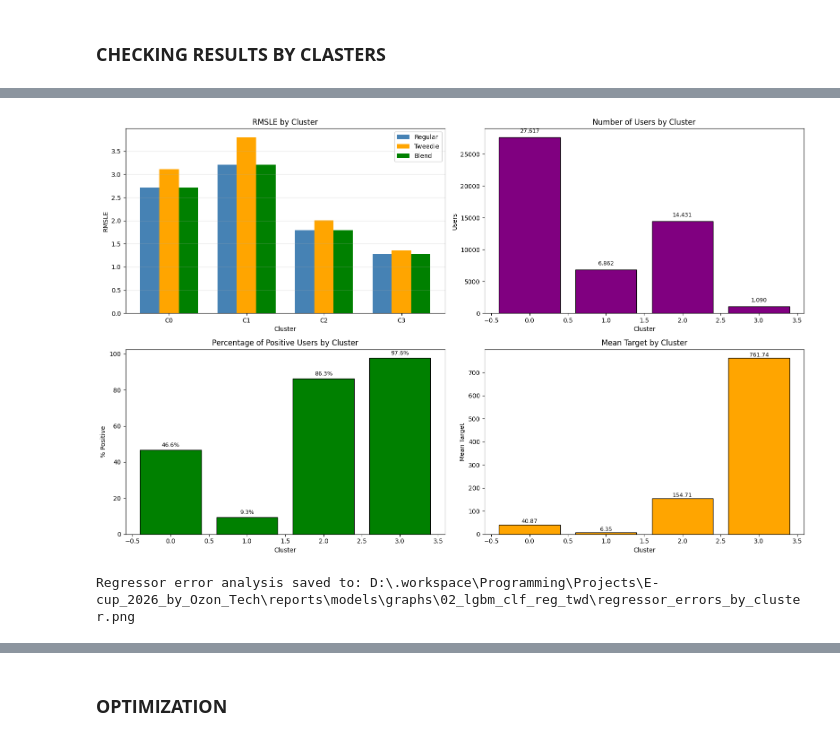
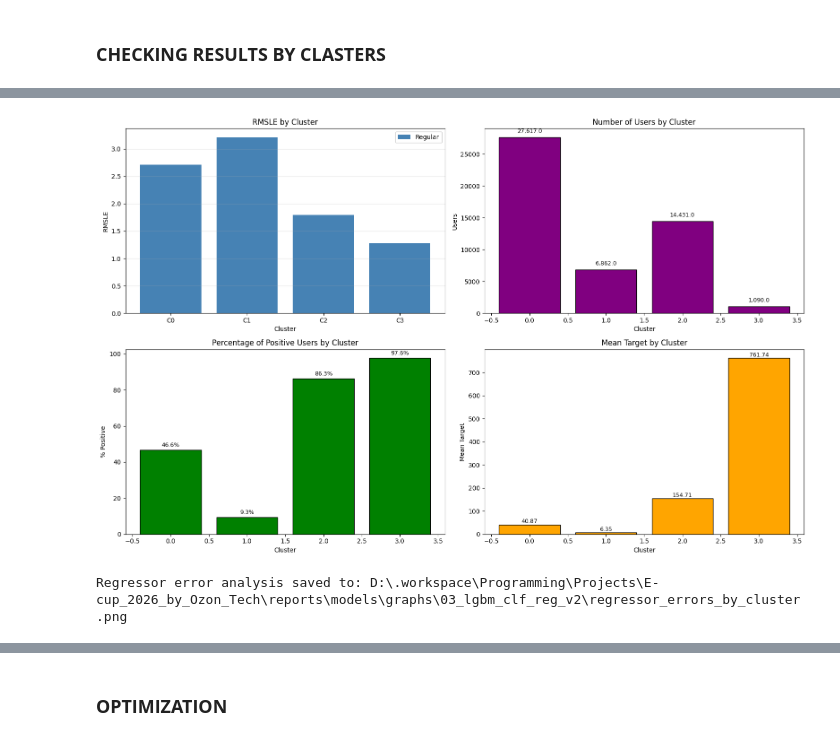
Before and after one commit to HelloImWebbieeee/E-cup_2026_by_Ozon_Tech, a Jupyter notebook: notebooks/04_models_learning.ipynb, the cells around one changed output, grey strips where cells are left out. Cells and saved outputs as stored; diff of their text form; code cells hidden in the pictures.

Commit message:
Final changes to the project. Completed work on the contest.

```diff
--- a/notebooks/04_models_learning.ipynb
+++ b/notebooks/04_models_learning.ipynb
@@ -821,12 +625,8 @@ Classifier error analysis saved to: D:\.workspace\Programming\Projects\E-cup_202
 # %%
 # ERROR ANALYSIS: REGRESSORS BY CLUSTERS
-
 # Predictions on ALL val users (not just positive)
 predicted_gmv_val_regular_all = np.expm1(reg.predict(X_clf_val))
 predicted_gmv_val_regular_all = np.clip(predicted_gmv_val_regular_all, 0, None)
-
-predicted_gmv_val_tweedie_all = reg_tweedie.predict(X_clf_val)
-predicted_gmv_val_tweedie_all = np.clip(predicted_gmv_val_tweedie_all, 0, None)
 
 # True target for val users
 y_val_all = y[val_idx]
@@ -839,7 +639,6 @@ for cluster_id in sorted(unique_clusters):
 
     y_true_cluster = y_val_all[cluster_mask]
     pred_regular_cluster = predicted_gmv_val_regular_all[cluster_mask]
-    pred_tweedie_cluster = predicted_gmv_val_tweedie_all[cluster_mask]
 
     n_users = len(y_true_cluster)
     n_positive = (y_true_cluster > 0).sum()
@@ -848,16 +647,7 @@ for cluster_id in sorted(unique_clusters):
     rmsle_regular_cluster = rmsle(y_true_cluster, pred_regular_cluster)
     mae_regular_cluster = np.mean(np.abs(y_true_cluster - pred_regular_cluster))
 
-    # Calculate metrics for tweedie regressor
-    rmsle_tweedie_cluster = rmsle(y_true_cluster, pred_tweedie_cluster)
-    mae_tweedie_cluster = np.mean(np.abs(y_true_cluster - pred_tweedie_cluster))
-
-    # Calculate metrics for blended prediction
-    pred_blend_cluster = (
-        OPTIMAL_BLEND_WEIGHT * pred_regular_cluster +
-        (1 - OPTIMAL_BLEND_WEIGHT) * pred_tweedie_cluster
-    )
-    rmsle_blend_cluster = rmsle(y_true_cluster, pred_blend_cluster)
+    rmsle_blend_cluster = rmsle(y_true_cluster, pred_regular_cluster)
 
     results_by_cluster.append({
         "cluster": cluster_id,
@@ -866,23 +656,12 @@ for cluster_id in sorted(unique_clusters):
         "pct_positive": n_positive / n_users * 100 if n_users > 0 else 0,
         "mean_target": y_true_cluster.mean(),
         "rmsle_regular": rmsle_regular_cluster,
-        "rmsle_tweedie": rmsle_tweedie_cluster,
-        "rmsle_blend": rmsle_blend_cluster,
-        "mae_regular": mae_regular_cluster,
-        "mae_tweedie": mae_tweedie_cluster,
-        "best_model": "regular" if rmsle_regular_cluster < rmsle_tweedie_cluster else "tweedie",
+        "mae_regular": mae_regular_cluster
     })
 
 results_df = pd.DataFrame(results_by_cluster)
 
 print("Error analysis by cluster:")
 print(results_df.to_string(index = False))
-
-# Identify clusters where tweedie is better
-print("\nClusters where each model is better:")
-for _, row in results_df.iterrows():
-    diff = row["rmsle_regular"] - row["rmsle_tweedie"]
-    better_model = "Regular" if diff < 0 else "Tweedie"
-    print(f"  Cluster {row['cluster']}: {better_model} is better (diff: {diff:.4f})")
 # %% [output]
 Error analysis by cluster:
@@ -903,11 +676,8 @@ fig, axes = plt.subplots(2, 2, figsize = (16, 10))
 
 # Plot 1: RMSLE by cluster
 x = np.arange(len(results_df))
-width = 0.25
 
-axes[0, 0].bar(x - width, results_df["rmsle_regular"], width, label = "Regular", color = "steelblue")
-axes[0, 0].bar(x, results_df["rmsle_tweedie"], width, label = "Tweedie", color = "orange")
-axes[0, 0].bar(x + width, results_df["rmsle_blend"], width, label = "Blend", color = "green")
+axes[0, 0].bar(x, results_df["rmsle_regular"], label = "Regular", color = "steelblue")
 axes[0, 0].set_xticks(x)
 axes[0, 0].set_xticklabels([f"C{c}" for c in results_df["cluster"]])
 axes[0, 0].set_title("RMSLE by Cluster")
@@ -920,37 +690,37 @@ axes[0, 0].grid(alpha = 0.3, axis = "y")
 axes[0, 1].bar(results_df["cluster"], results_df["n_users"], color = "purple", edgecolor = "black")
 axes[0, 1].set_title("Number of Users by Cluster")
 axes[0, 1].set_xlabel("Cluster")
 axes[0, 1].set_ylabel("Users")
 for i, row in results_df.iterrows():
     axes[0, 1].text(i, row["n_users"] + 500, f"{row['n_users']:,}",
                     ha = "center", va = "bottom", fontsize = 9)
 
 # Plot 3: Percentage of positive users by cluster
 axes[1, 0].bar(results_df["cluster"], results_df["pct_positive"], color = "green", edgecolor = "black")
 axes[1, 0].set_title("Percentage of Positive Users by Cluster")
 axes[1, 0].set_xlabel("Cluster")
 axes[1, 0].set_ylabel("% Positive")
 for i, row in results_df.iterrows():
     axes[1, 0].text(i, row["pct_positive"] + 1, f"{row['pct_positive']:.1f}%",
                     ha = "center", va = "bottom", fontsize = 9)
 
 # Plot 4: Mean target by cluster
 axes[1, 1].bar(results_df["cluster"], results_df["mean_target"], color = "orange", edgecolor = "black")
 axes[1, 1].set_title("Mean Target by Cluster")
 axes[1, 1].set_xlabel("Cluster")
 axes[1, 1].set_ylabel("Mean Target")
 for i, row in results_df.iterrows():
     axes[1, 1].text(i, row["mean_target"] + 1, f"{row['mean_target']:.2f}",
                     ha = "center", va = "bottom", fontsize = 9)
 
 plt.tight_layout()
-fig.savefig(REPORTS_MODELS_GRAPHS_DIR / "02_lgbm_clf_reg_twd" / "regressor_errors_by_cluster.png", dpi = 150)
+fig.savefig(REPORTS_MODELS_GRAPHS_DIR / "03_lgbm_clf_reg_v2" / "regressor_errors_by_cluster.png", dpi = 150)
 plt.show()
 
-print(f"Regressor error analysis saved to: {REPORTS_MODELS_GRAPHS_DIR / "02_lgbm_clf_reg_twd" / 'regressor_errors_by_cluster.png'}")
+print(f"Regressor error analysis saved to: {REPORTS_MODELS_GRAPHS_DIR / "03_lgbm_clf_reg_v2" / 'regressor_errors_by_cluster.png'}")
 # %% [output]
-[figure, old version]
+[figure, new version]
-Regressor error analysis saved to: D:\.workspace\Programming\Projects\E-cup_2026_by_Ozon_Tech\reports\models\graphs\02_lgbm_clf_reg_twd\regressor_errors_by_cluster.png
+Regressor error analysis saved to: D:\.workspace\Programming\Projects\E-cup_2026_by_Ozon_Tech\reports\models\graphs\03_lgbm_clf_reg_v2\regressor_errors_by_cluster.png
 # %%
 # FEATURE IMPORTANCE
 feature_importance_clf = pd.DataFrame({
```
Also changed, not shown: parts of 25 cells of this notebook, 3 other files.
